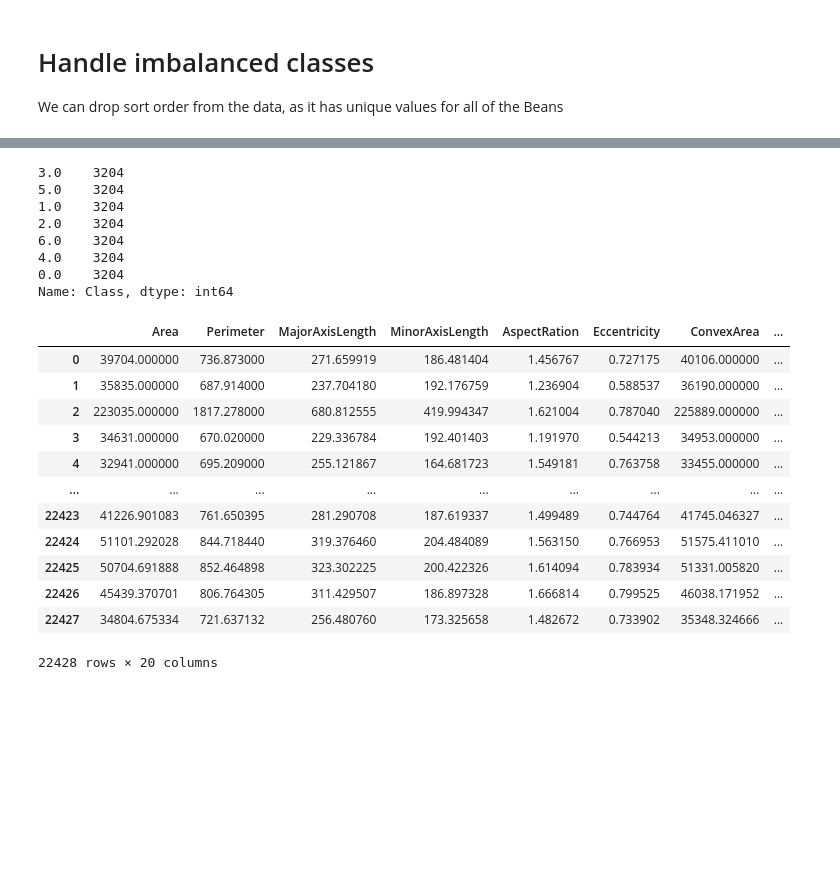
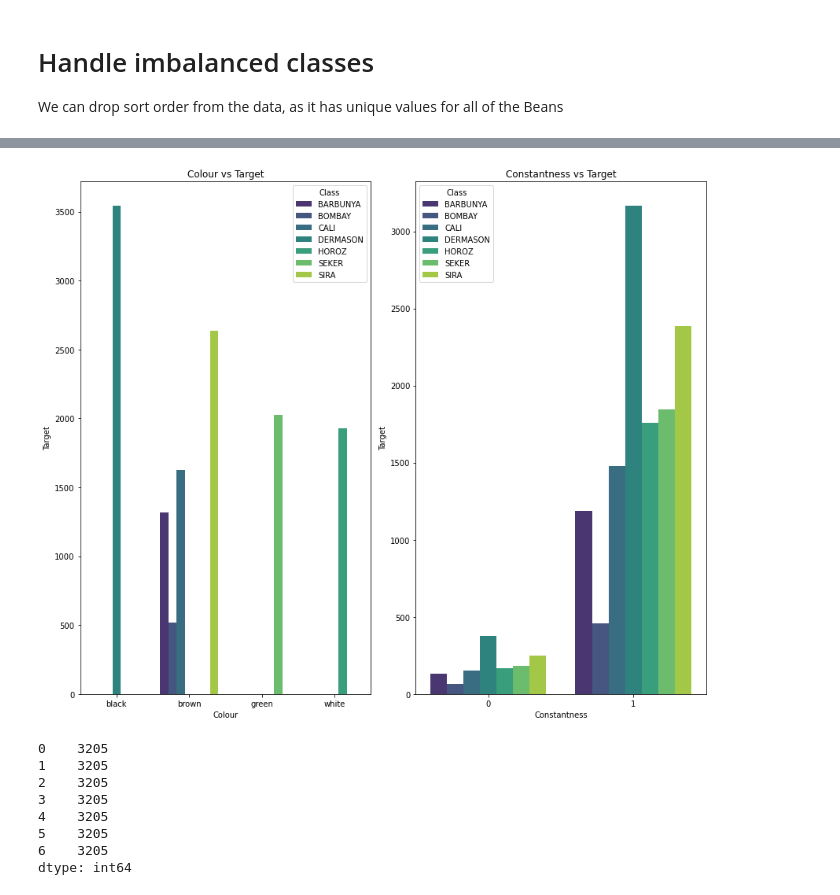
Before and after one commit to AndrevdM02/ML441Assignments, a Jupyter notebook: Assignment1/Assignment1.ipynb, the cells around one changed output, grey strips where cells are left out. Drawn from its saved outputs; the diff is of its cells as text; code cells hidden in the pictures; blank space fills up the shorter version.

```diff
--- a/Assignment1/Assignment1.ipynb
+++ b/Assignment1/Assignment1.ipynb
@@ -264,6 +288,6 @@ Beans.head()
 # %%
-Beans['Class'] = Beans['Class'].replace(7, np.nan)
-Beans['Colour'] = Beans['Colour'].replace(4, np.nan)
+# Beans['Class'] = Beans['Class'].replace(7, np.nan)
+# Beans['Colour'] = Beans['Colour'].replace(4, np.nan)
 # %%
 print(Beans['Class'].value_counts())
 print(Beans['Colour'].value_counts())
@@ -292,0 +356,22 @@ y = cleaned_beans["Class"]
+# %%
+features = Beans[["Colour", "Constantness"]]
+# Number of features
+num_features = len(features)
+
+# Set up the subplot grid
+fig, axes = plt.subplots(1,2 , figsize=(12, 10))
+axes = axes.flatten()
+# Create scatter plots
+for i, feature in enumerate(features):
+    sns.countplot(data=Beans, x=feature, hue='Class', palette='viridis', ax=axes[i])
+    axes[i].set_title(f'{feature} vs Target')
+    axes[i].set_xlabel(feature)
+    axes[i].set_ylabel('Target')
+
+
+# Adjust layout to prevent overlap
+plt.tight_layout()
+plt.savefig("Plots/Discrete boxplots")
+# plt.show()
+# %% [output]
+[figure, added]
@@ -311,27 +394,12 @@ X_resampled, y_resampled = pipeline.fit_resample(X_imputed,y)
 # %%
-y_resampled.value_counts()
+y_beans = pd.DataFrame(y_resampled)
+y_beans.value_counts()
 # %% [output]
-3.0    3204
-5.0    3204
-1.0    3204
-2.0    3204
-6.0    3204
-4.0    3204
-0.0    3204
-Name: Class, dtype: int64
+0    3205
+1    3205
+2    3205
+3    3205
+4    3205
+5    3205
+6    3205
+dtype: int64
-# %%
-X_resampled
-# %% [output]
-|  | Area | Perimeter | MajorAxisLength | MinorAxisLength | AspectRation | Eccentricity | ConvexArea | ... |
-| 0 | 39704.000000 | 736.873000 | 271.659919 | 186.481404 | 1.456767 | 0.727175 | 40106.000000 | ... |
-| 1 | 35835.000000 | 687.914000 | 237.704180 | 192.176759 | 1.236904 | 0.588537 | 36190.000000 | ... |
-| 2 | 223035.000000 | 1817.278000 | 680.812555 | 419.994347 | 1.621004 | 0.787040 | 225889.000000 | ... |
-| 3 | 34631.000000 | 670.020000 | 229.336784 | 192.401403 | 1.191970 | 0.544213 | 34953.000000 | ... |
-| 4 | 32941.000000 | 695.209000 | 255.121867 | 164.681723 | 1.549181 | 0.763758 | 33455.000000 | ... |
-| ... | ... | ... | ... | ... | ... | ... | ... | ... |
-| 22423 | 41226.901083 | 761.650395 | 281.290708 | 187.619337 | 1.499489 | 0.744764 | 41745.046327 | ... |
-| 22424 | 51101.292028 | 844.718440 | 319.376460 | 204.484089 | 1.563150 | 0.766953 | 51575.411010 | ... |
-| 22425 | 50704.691888 | 852.464898 | 323.302225 | 200.422326 | 1.614094 | 0.783934 | 51331.005820 | ... |
-| 22426 | 45439.370701 | 806.764305 | 311.429507 | 186.897328 | 1.666814 | 0.799525 | 46038.171952 | ... |
-| 22427 | 34804.675334 | 721.637132 | 256.480760 | 173.325658 | 1.482672 | 0.733902 | 35348.324666 | ... |
-22428 rows × 20 columns
```
Also changed, not shown: parts of 76 cells of this notebook, 16 other files.
